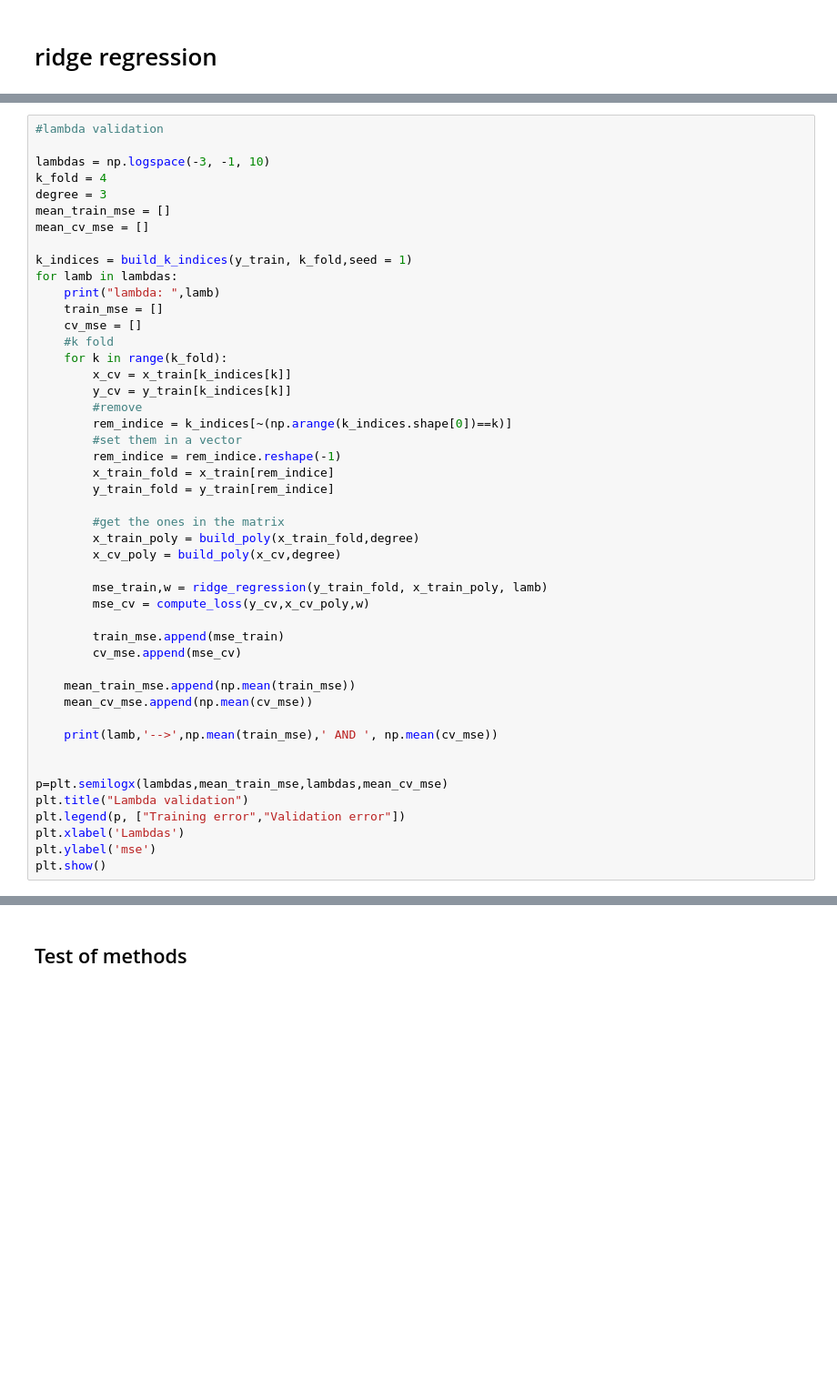
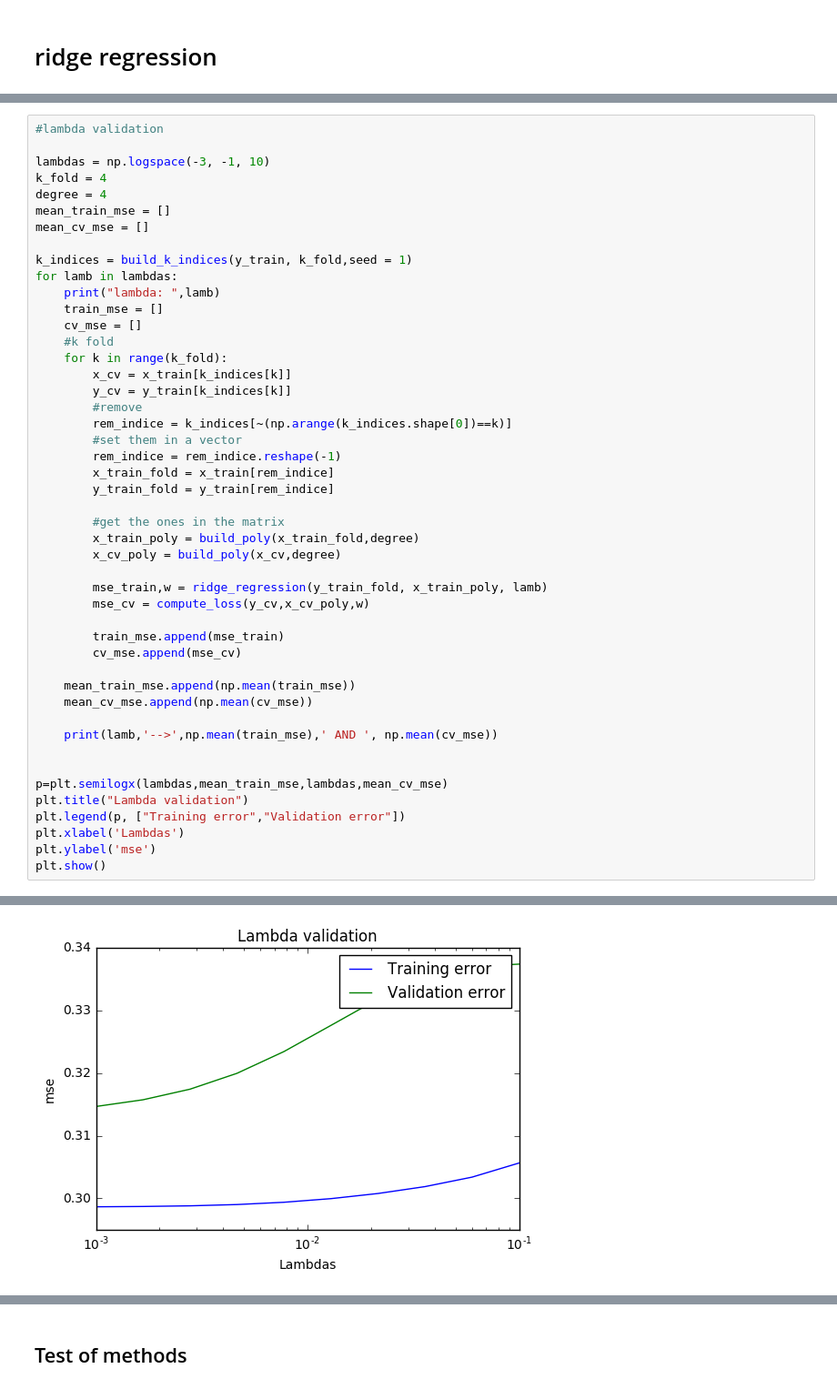
Before and after one commit to RA-Danny/PCML_Project1, a Jupyter notebook: scripts/project1.ipynb, the cells around one changed output, grey strips where cells are left out. Shown at 91% size. Saved outputs shown, nothing was run; the diff lists cells and outputs as text; blank space fills up the shorter version.

```diff
--- a/scripts/project1.ipynb
+++ b/scripts/project1.ipynb
@@ -231,7 +234,7 @@ degree:  5
 
 lambdas = np.logspace(-3, -1, 10)
 k_fold = 4
-degree = 3
+degree = 4
 mean_train_mse = []
 mean_cv_mse = []
 
@@ -283,3 +300,4 @@ KeyboardInterrupt:
+[figure, added]
 # %%
 #************** logistic regression ****************#
 max_iters = 1
```
Also changed, not shown: parts of 17 cells of this notebook.
